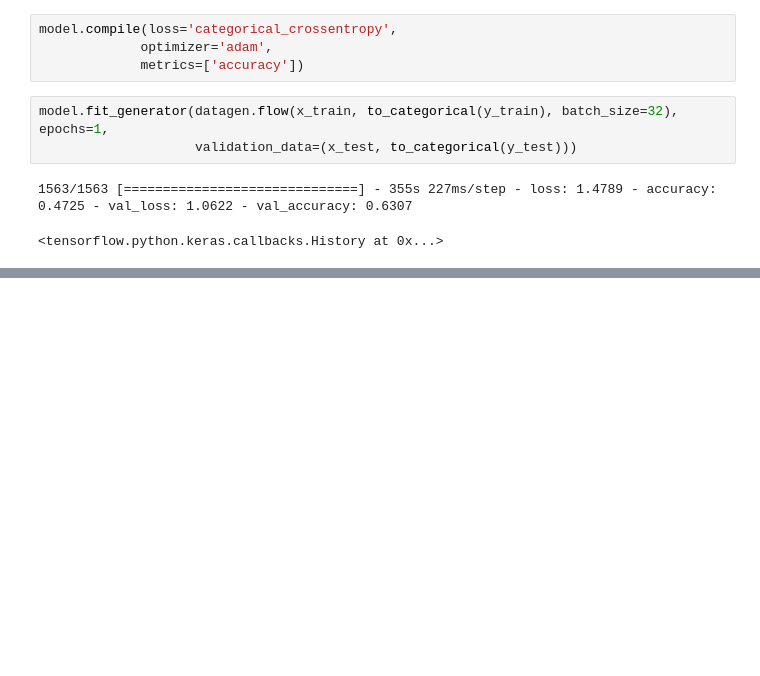
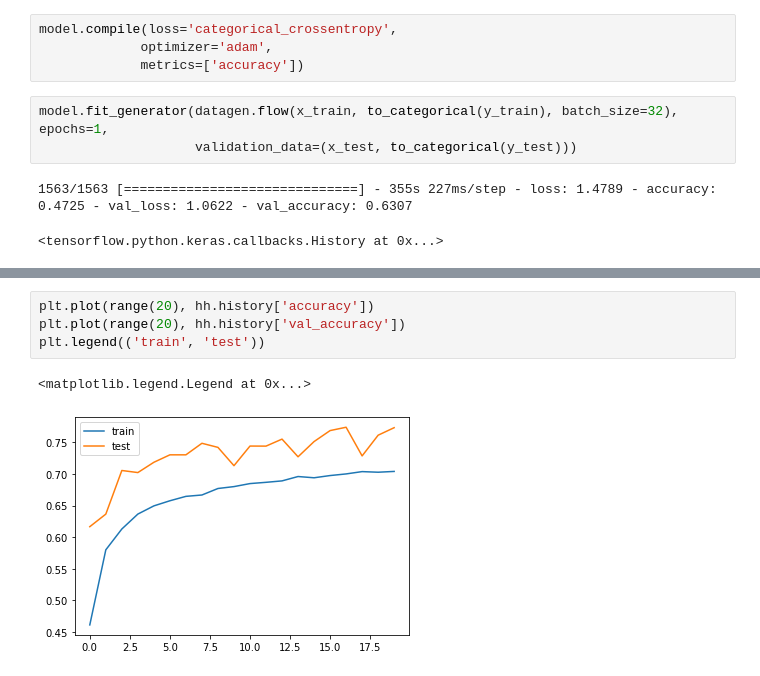
Before and after one commit to po-stas/NeuralNet, a Jupyter notebook: lesson04/lesson04.ipynb, the cells around one changed output, grey strips where cells are left out. Cells and saved outputs as stored; diff of their text form; blank space fills up the shorter version.

```diff
--- a/lesson04/lesson04.ipynb
+++ b/lesson04/lesson04.ipynb
@@ -2075,0 +2076,7 @@ Epoch 2/20
+# %%
+plt.plot(range(20), hh.history['accuracy'])
+plt.plot(range(20), hh.history['val_accuracy'])
+plt.legend(('train', 'test'))
+# %% [output]
+<matplotlib.legend.Legend at 0x...>
+[figure, added]
```
Also changed, not shown: parts of 3 cells of this notebook.
